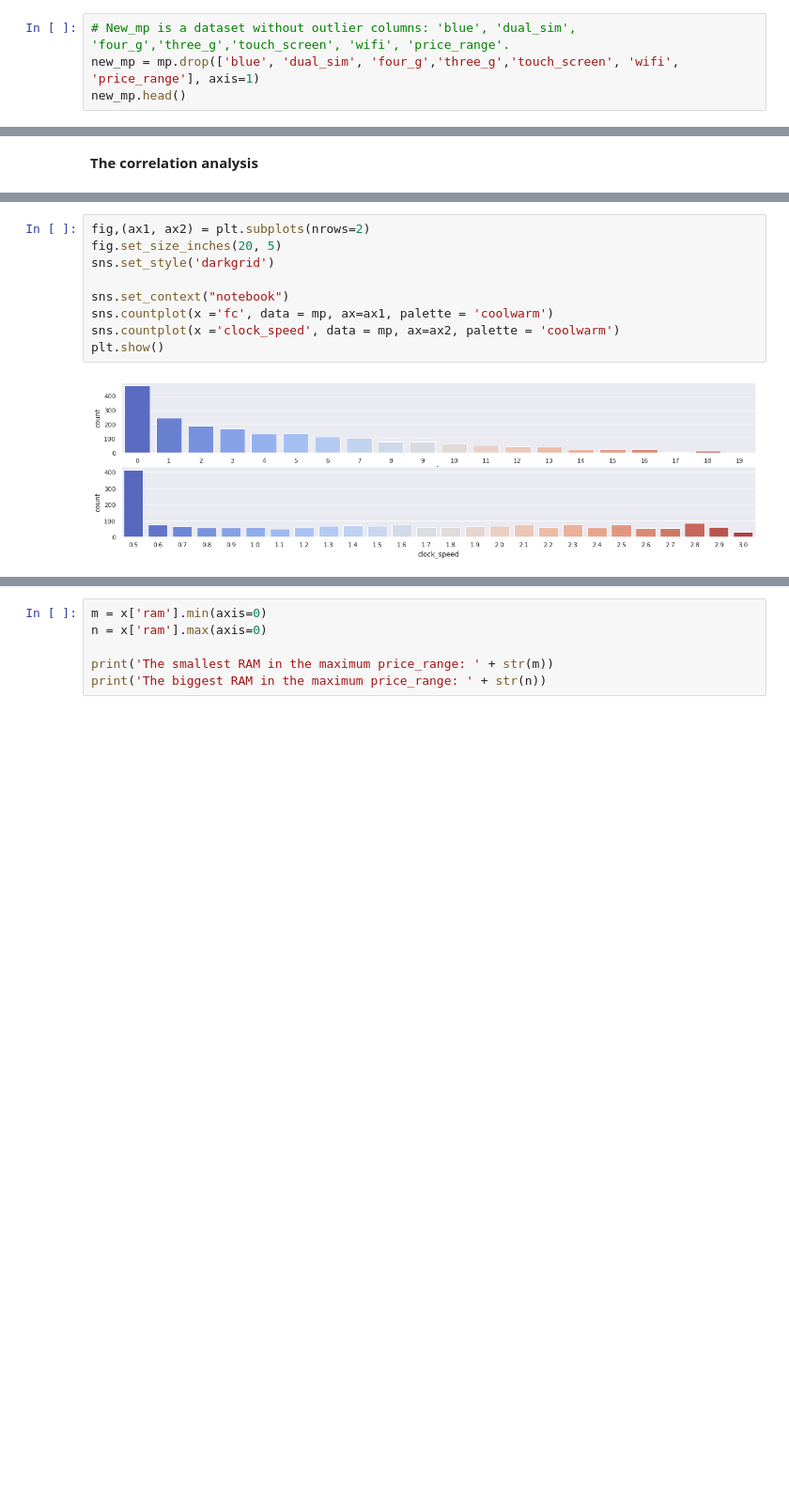
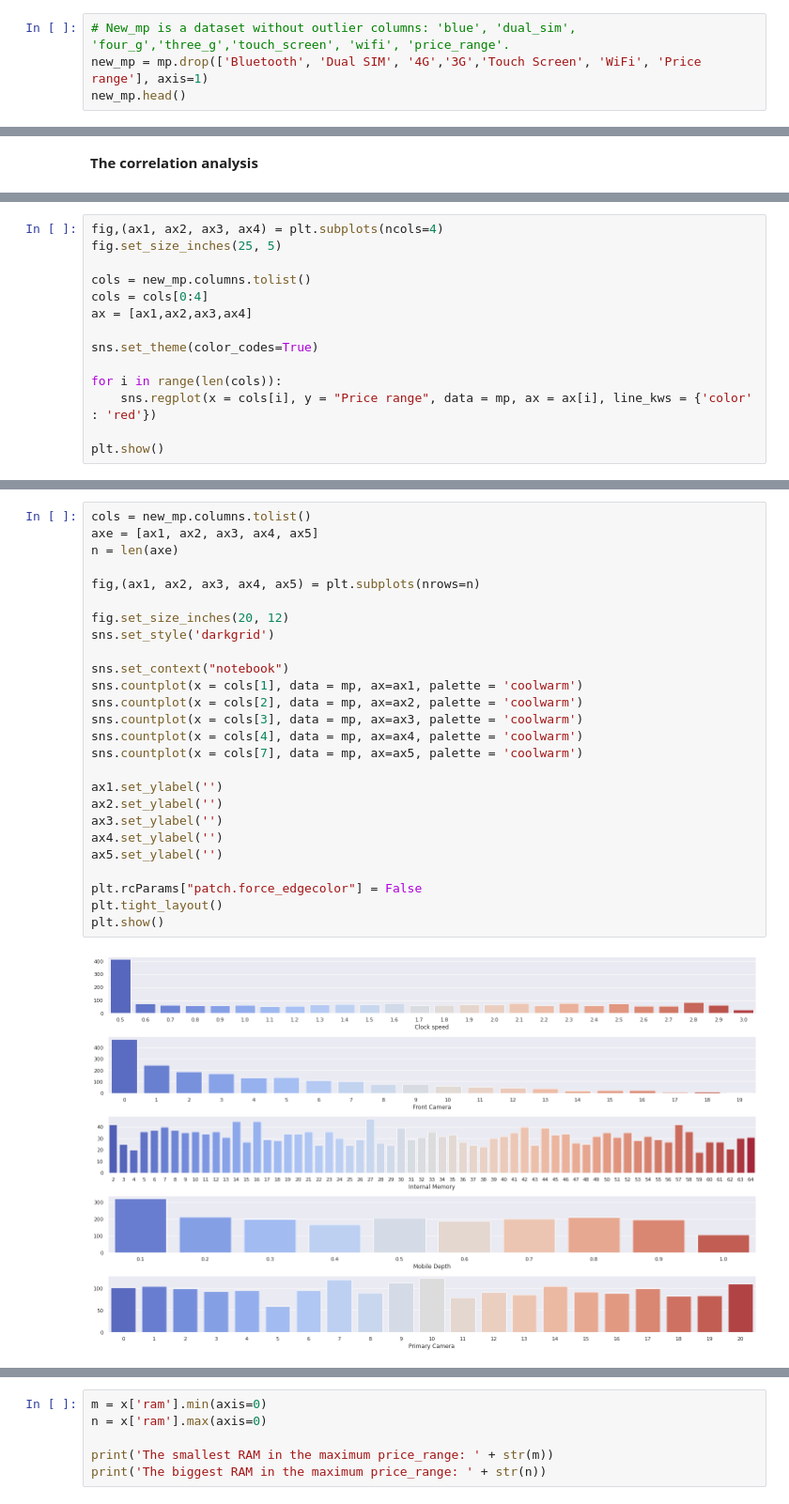
Before and after one commit to slawomirzurek/Data_Analysis_and_Programming_in_Python, a Jupyter notebook: Task.ipynb, the cells around one changed output, grey strips where cells are left out. Shown at 94% size. Saved outputs shown, nothing was run; the diff lists cells and outputs as text; blank space fills up the shorter version.

```diff
--- a/Task.ipynb
+++ b/Task.ipynb
@@ -125,5 +135,5 @@ plt.show()
 # %%
 # New_mp is a dataset without outlier columns: 'blue', 'dual_sim', 'four_g','three_g','touch_screen', 'wifi', 'price_range'.
-new_mp = mp.drop(['blue', 'dual_sim', 'four_g','three_g','touch_screen', 'wifi', 'price_range'], axis=1)
+new_mp = mp.drop(['Bluetooth', 'Dual SIM', '4G','3G','Touch Screen', 'WiFi', 'Price range'], axis=1)
 new_mp.head()
 # %% [output]
@@ -258,0 +265,14 @@ plt.show()
+# %%
+fig,(ax1, ax2, ax3, ax4) = plt.subplots(ncols=4)
+fig.set_size_inches(25, 5)
+
+cols = new_mp.columns.tolist()
+cols = cols[0:4]
+ax = [ax1,ax2,ax3,ax4]
+
+sns.set_theme(color_codes=True)
+
+for i in range(len(cols)):
+    sns.regplot(x = cols[i], y = "Price range", data = mp, ax = ax[i], line_kws = {'color' : 'red'})
+
+plt.show()
@@ -259,14 +281,31 @@ plt.show()
 # %%
-fig,(ax1, ax2) = plt.subplots(nrows=2)
-fig.set_size_inches(20, 5)
+cols = new_mp.columns.tolist()
+axe = [ax1, ax2, ax3, ax4, ax5]
+n = len(axe)
+
+fig,(ax1, ax2, ax3, ax4, ax5) = plt.subplots(nrows=n)
+
+fig.set_size_inches(20, 12)
 sns.set_style('darkgrid')
 
 sns.set_context("notebook")
-sns.countplot(x ='fc', data = mp, ax=ax1, palette = 'coolwarm')
-sns.countplot(x ='clock_speed', data = mp, ax=ax2, palette = 'coolwarm')
+sns.countplot(x = cols[1], data = mp, ax=ax1, palette = 'coolwarm')
+sns.countplot(x = cols[2], data = mp, ax=ax2, palette = 'coolwarm')
+sns.countplot(x = cols[3], data = mp, ax=ax3, palette = 'coolwarm')
+sns.countplot(x = cols[4], data = mp, ax=ax4, palette = 'coolwarm')
+sns.countplot(x = cols[7], data = mp, ax=ax5, palette = 'coolwarm')
+
+ax1.set_ylabel('')
+ax2.set_ylabel('')
+ax3.set_ylabel('')
+ax4.set_ylabel('')
+ax5.set_ylabel('')
+
+plt.rcParams["patch.force_edgecolor"] = False
+plt.tight_layout()
 plt.show()
 # %% [output]
-[figure, old version]
+[figure, new version]
 # %%
 # The correlation between variables using the standard correlation coefficient (Pearson method).
 mpc = mp.corr(method ='pearson')
```
Also changed, not shown: parts of 24 cells of this notebook.
